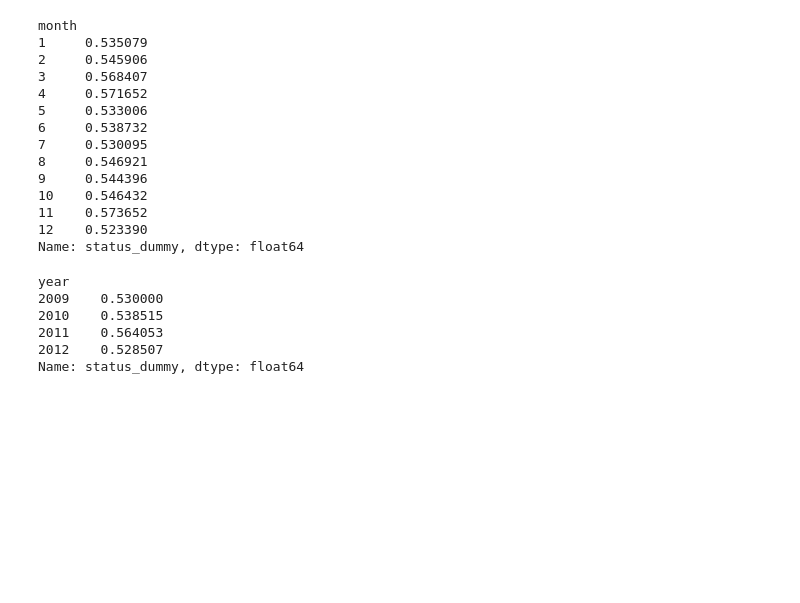
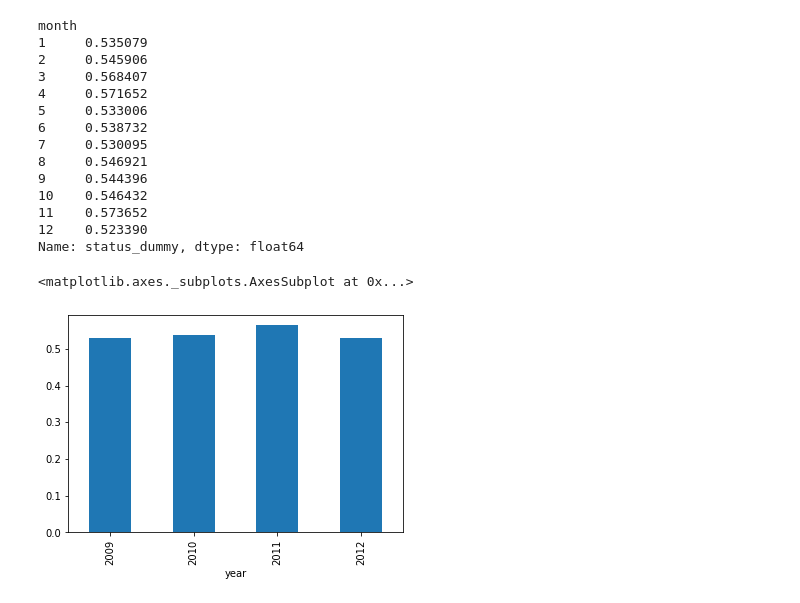
Before and after one commit to dray89/Python, a Jupyter notebook: Kickstarter_dataproject.ipynb, the cells around one changed output. Saved outputs shown, nothing was run; the diff lists cells and outputs as text; code cells hidden in the pictures; blank space fills up the shorter version.

```diff
--- a/Kickstarter_dataproject.ipynb
+++ b/Kickstarter_dataproject.ipynb
@@ -261,7 +259,7 @@ array(['USA', nan, 'Taiwan', 'Norway', 'Chile', 'Haiti', 'Canada',
 # %% [markdown]
 ## Create Dummy Variables Using LabelEncoder()
 # %%
-obj_cols = ['category', 'subcategory', 'year', 'status']
+obj_cols = ['category', 'subcategory', 'year', 'status', 'month']
 label_encoder = LabelEncoder()
 for col in obj_cols:
     try:
@@ -280,3 +278,7 @@ new_df.describe()
 | 50% | 1.077801e+09 | 4.000000e+03 | 1.450000e+03 | 1.005167 | 25.000000 | 7.000000 | 2.000000 | 1.000000 | 32.080000 | ... |
 | 75% | 1.616992e+09 | 8.800000e+03 | 4.400000e+03 | 1.130000 | 61.000000 | 10.000000 | 6.000000 | 3.000000 | 49.080000 | ... |
 | max | 2.147460e+09 | 2.147484e+07 | 1.026684e+07 | 15066.000000 | 87142.000000 | 80.000000 | 149.000000 | 19311.000000 | 91.960000 | ... |
+# %%
+#create interaction between month and year
+new_df['year_month'] = new_df['year_dummy'] * new_df['month_dummy']
+new_df['year_month'].describe()
@@ -571,11 +601,7 @@ month
 Name: status_dummy, dtype: float64
 # %%
 year = new_df['status_dummy'].groupby(new_df['year']).mean()
-year
+year.plot.bar()
 # %% [output]
-year
-2009    0.530000
-2010    0.538515
-2011    0.564053
-2012    0.528507
-Name: status_dummy, dtype: float64
+<matplotlib.axes._subplots.AxesSubplot at 0x...>
+[figure, added]
```
Also changed, not shown: parts of 6 cells of this notebook.
